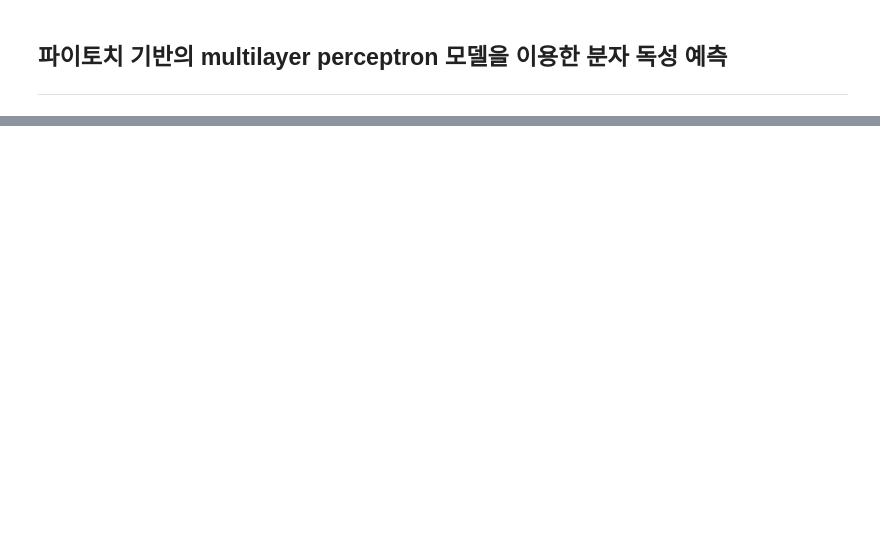
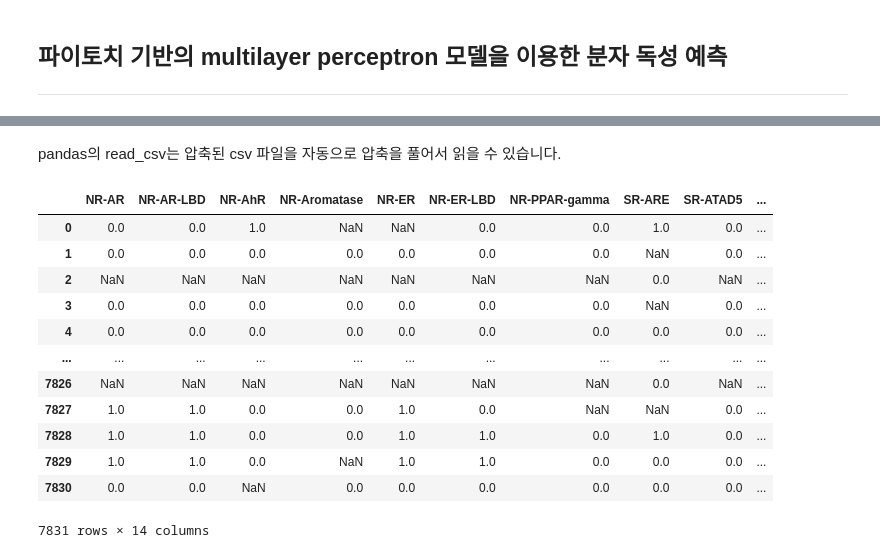
Before and after one commit to JLee823/2023-1st-AI-assisted-drug-discovery-SNU, a Jupyter notebook: Week4_introduction_to_PyTorch_Tensor_Multilayer_percetron.ipynb, the cells around one changed output, grey strips where cells are left out. Saved outputs shown, nothing was run; the diff lists cells and outputs as text; code cells hidden in the pictures; blank space fills up the shorter version.

```diff
--- a/Week4_introduction_to_PyTorch_Tensor_Multilayer_percetron.ipynb
+++ b/Week4_introduction_to_PyTorch_Tensor_Multilayer_percetron.ipynb
@@ -573,0 +876,20 @@ print(f"GPU time: {0.001 * start.elapsed_time(end):6.5f}s")  # Milliseconds to s
+# %% [markdown]
+pandas의 read_csv는 압축된 csv 파일을 자동으로 압축을 풀어서 읽을 수 있습니다.
+# %%
+df = pd.read_csv('tox21.csv.gz')
+# %%
+df
+# %% [output]
+|  | NR-AR | NR-AR-LBD | NR-AhR | NR-Aromatase | NR-ER | NR-ER-LBD | NR-PPAR-gamma | SR-ARE | SR-ATAD5 | ... |
+| 0 | 0.0 | 0.0 | 1.0 | NaN | NaN | 0.0 | 0.0 | 1.0 | 0.0 | ... |
+| 1 | 0.0 | 0.0 | 0.0 | 0.0 | 0.0 | 0.0 | 0.0 | NaN | 0.0 | ... |
+| 2 | NaN | NaN | NaN | NaN | NaN | NaN | NaN | 0.0 | NaN | ... |
+| 3 | 0.0 | 0.0 | 0.0 | 0.0 | 0.0 | 0.0 | 0.0 | NaN | 0.0 | ... |
+| 4 | 0.0 | 0.0 | 0.0 | 0.0 | 0.0 | 0.0 | 0.0 | 0.0 | 0.0 | ... |
+| ... | ... | ... | ... | ... | ... | ... | ... | ... | ... | ... |
+| 7826 | NaN | NaN | NaN | NaN | NaN | NaN | NaN | 0.0 | NaN | ... |
+| 7827 | 1.0 | 1.0 | 0.0 | 0.0 | 1.0 | 0.0 | NaN | NaN | 0.0 | ... |
+| 7828 | 1.0 | 1.0 | 0.0 | 0.0 | 1.0 | 1.0 | 0.0 | 1.0 | 0.0 | ... |
+| 7829 | 1.0 | 1.0 | 0.0 | NaN | 1.0 | 1.0 | 0.0 | 0.0 | 0.0 | ... |
+| 7830 | 0.0 | 0.0 | NaN | 0.0 | 0.0 | 0.0 | 0.0 | 0.0 | 0.0 | ... |
+7831 rows × 14 columns
```
Also changed, not shown: parts of 121 cells of this notebook.
